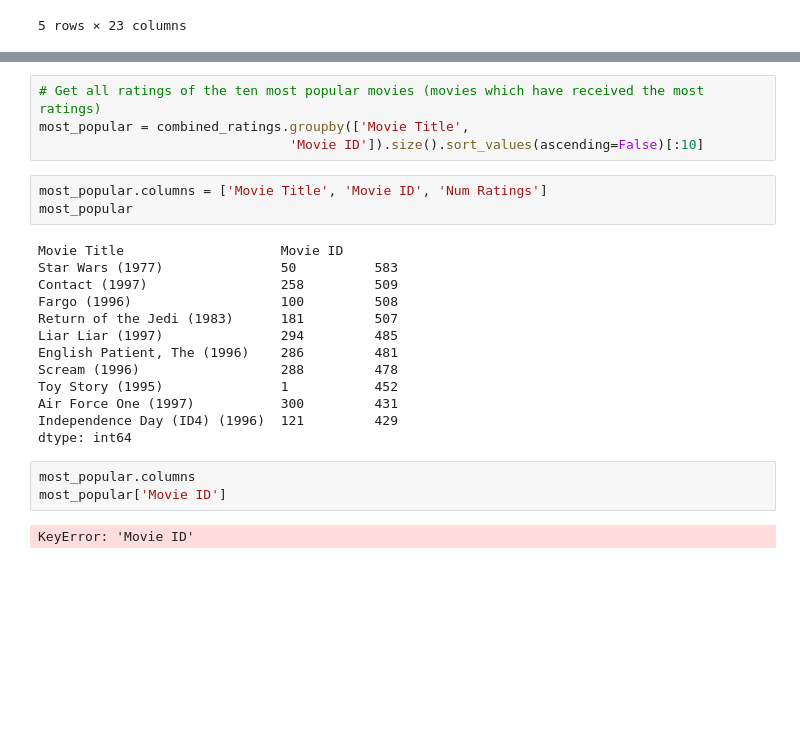
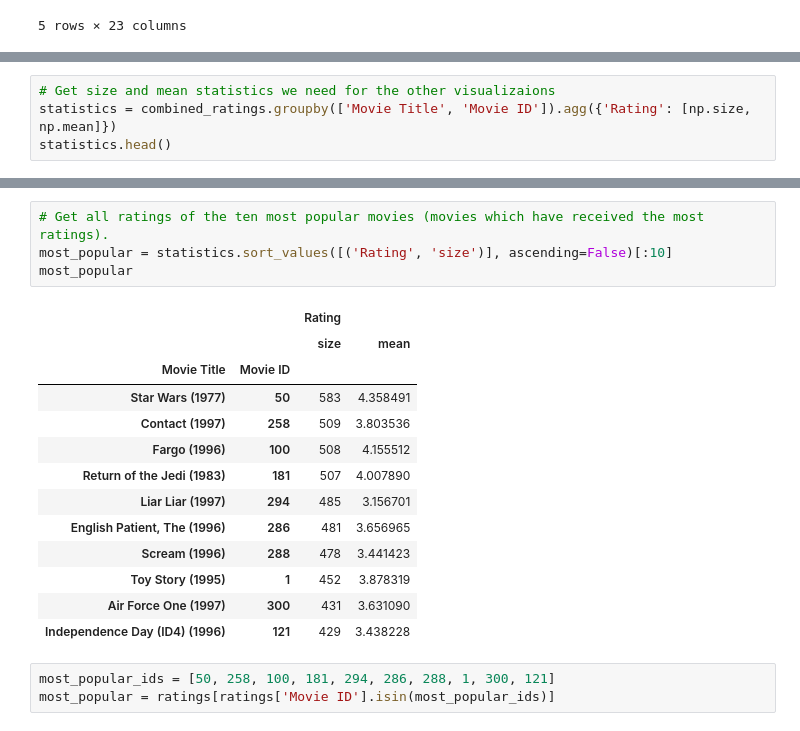
Before and after one commit to maria93101/cs155-kaggle, a Jupyter notebook: movie_visualization/basic_visualizations.ipynb, the cells around one changed output, grey strips where cells are left out. Saved outputs shown, nothing was run; the diff lists cells and outputs as text; blank space fills up the shorter version.

```diff
--- a/movie_visualization/basic_visualizations.ipynb
+++ b/movie_visualization/basic_visualizations.ipynb
@@ -83,0 +75,4 @@ combined_ratings.head()
+# %%
+# Get size and mean statistics we need for the other visualizaions
+statistics = combined_ratings.groupby(['Movie Title', 'Movie ID']).agg({'Rating': [np.size, np.mean]})
+statistics.head()
@@ -84,25 +88,21 @@ combined_ratings.head()
 # %%
-# Get all ratings of the ten most popular movies (movies which have received the most ratings)
-most_popular = combined_ratings.groupby(['Movie Title',
-                                'Movie ID']).size().sort_values(ascending=False)[:10]
+# Get all ratings of the ten most popular movies (movies which have received the most ratings).
+most_popular = statistics.sort_values([('Rating', 'size')], ascending=False)[:10]
+most_popular
+# %% [output]
+|  |  | Rating |  |
+|  |  | size | mean |
+| Movie Title | Movie ID |  |  |
+| Star Wars (1977) | 50 | 583 | 4.358491 |
+| Contact (1997) | 258 | 509 | 3.803536 |
+| Fargo (1996) | 100 | 508 | 4.155512 |
+| Return of the Jedi (1983) | 181 | 507 | 4.007890 |
+| Liar Liar (1997) | 294 | 485 | 3.156701 |
+| English Patient, The (1996) | 286 | 481 | 3.656965 |
+| Scream (1996) | 288 | 478 | 3.441423 |
+| Toy Story (1995) | 1 | 452 | 3.878319 |
+| Air Force One (1997) | 300 | 431 | 3.631090 |
+| Independence Day (ID4) (1996) | 121 | 429 | 3.438228 |
-# %%
-most_popular.columns = ['Movie Title', 'Movie ID', 'Num Ratings']
-most_popular
-# %% [output]
-Movie Title                    Movie ID
-Star Wars (1977)               50          583
-Contact (1997)                 258         509
-Fargo (1996)                   100         508
-Return of the Jedi (1983)      181         507
-Liar Liar (1997)               294         485
-English Patient, The (1996)    286         481
-Scream (1996)                  288         478
-Toy Story (1995)               1           452
-Air Force One (1997)           300         431
-Independence Day (ID4) (1996)  121         429
-dtype: int64
-# %%
-most_popular.columns
-most_popular['Movie ID']
-# %% [output]
-KeyError: 'Movie ID'
+# %%
+most_popular_ids = [50, 258, 100, 181, 294, 286, 288, 1, 300, 121]
+most_popular = ratings[ratings['Movie ID'].isin(most_popular_ids)]
```
Also changed, not shown: parts of 9 cells of this notebook, 3 other files.
